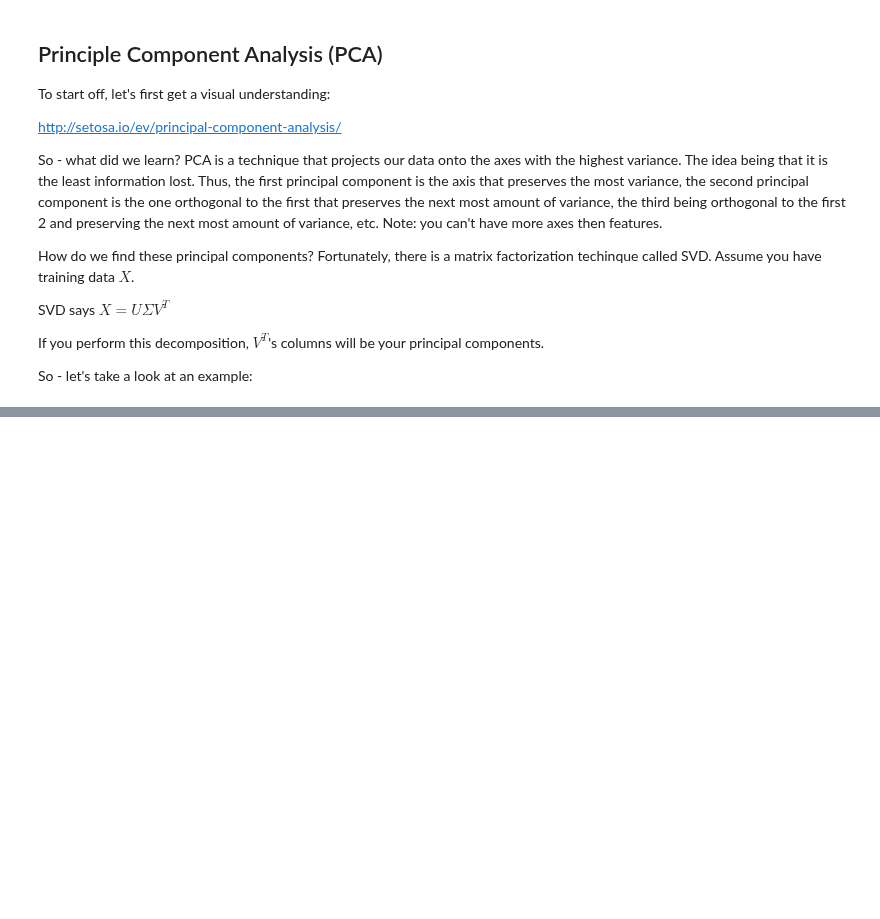
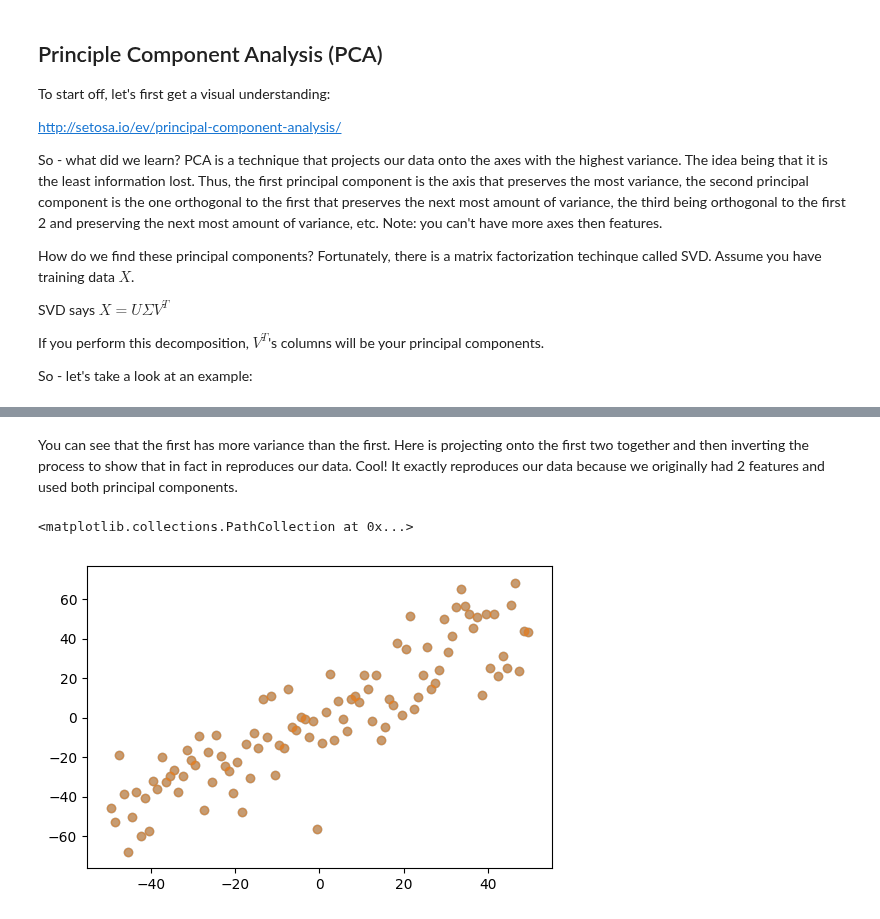
Before and after one commit to tfolkman/byu_econ_applied_machine_learning, a Jupyter notebook: lectures/Lecture_12_Dimensionality Reduction.ipynb, the cells around one changed output, grey strips where cells are left out. Cells and saved outputs as stored; diff of their text form; code cells hidden in the pictures; blank space fills up the shorter version.

```diff
--- a/lectures/Lecture_12_Dimensionality Reduction.ipynb
+++ b/lectures/Lecture_12_Dimensionality Reduction.ipynb
@@ -55,0 +81,10 @@ ValueError: Unknown projection '3d'
+# %% [markdown]
+You can see that the first has more variance than the first. Here is projecting onto the first two together and then inverting the process to show that in fact in reproduces our data. Cool! It exactly reproduces our data because we originally had 2 features and used both principal components.
+# %%
+proj_1_2 = df_scaled.dot(V.T)
+reconstruct = proj_1_2.dot(V)
+plt.scatter(reconstruct.values[:,0], reconstruct.values[:,1], alpha=0.5)
+plt.scatter(df_scaled['X'], df_scaled['Y'], alpha=0.5)
+# %% [output]
+<matplotlib.collections.PathCollection at 0x...>
+[figure, added]
```
Also changed, not shown: parts of 20 cells of this notebook.
